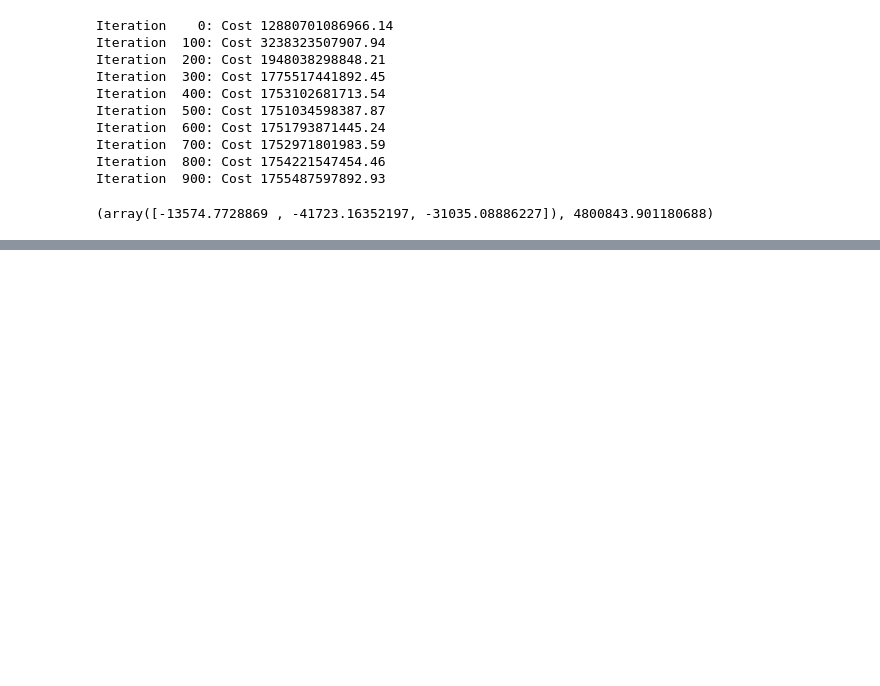
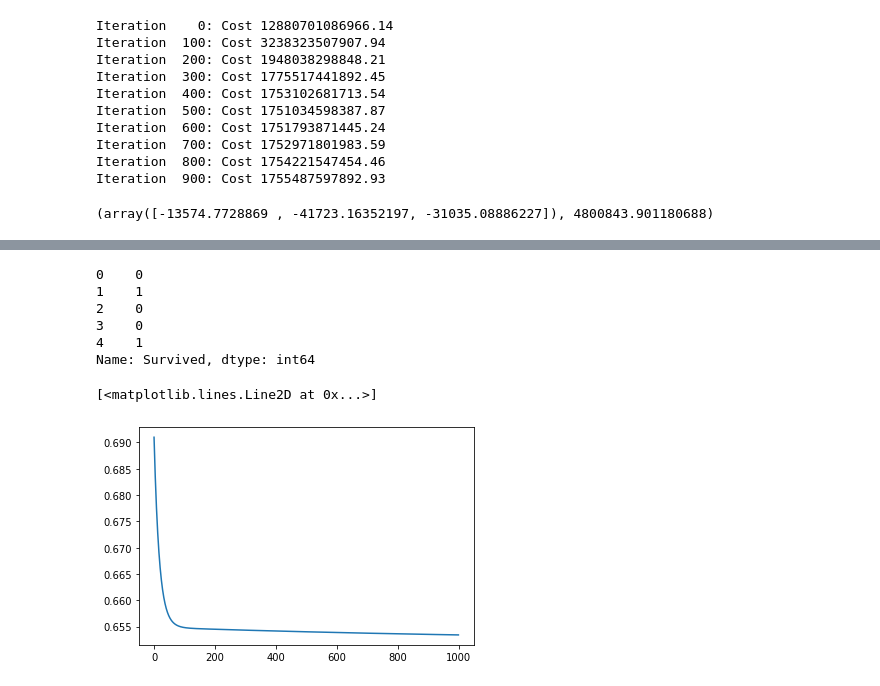
Before and after one commit to shreyash2503/MachineLearningSkLearn, a Jupyter notebook: Regression.ipynb, the cells around one changed output, grey strips where cells are left out. Drawn from its saved outputs; the diff is of its cells as text; code cells hidden in the pictures; blank space fills up the shorter version.

```diff
--- a/Regression.ipynb
+++ b/Regression.ipynb
@@ -253,0 +351,6 @@ ValueError: x and y must have same first dimension, but have shapes (1,) and (10
+# %%
+test['Age'] = test['Age'] / test['Age'].max()
+# %%
+X = test[['Ticket', 'Age']]
+# %%
+y = test['Survived']
@@ -253,0 +368,3 @@ ValueError: x and y must have same first dimension, but have shapes (1,) and (10
+# %%
+w = np.zeros(2)
+w, b, J_history = lgradient_descent(X['Age'], y, w, 0, 0.1, 1000)
@@ -253,0 +419,9 @@ ValueError: x and y must have same first dimension, but have shapes (1,) and (10
+# %%
+y.head()
+# %% [output]
+0    0
+1    1
+2    0
+3    0
+4    1
+Name: Survived, dtype: int64
@@ -253,0 +432,5 @@ ValueError: x and y must have same first dimension, but have shapes (1,) and (10
+# %%
+plt.plot(np.arange(0, len(J_history)), J_history)
+# %% [output]
+[<matplotlib.lines.Line2D at 0x...>]
+[figure, added]
```
Also changed, not shown: parts of 76 cells of this notebook, 17 other files.
